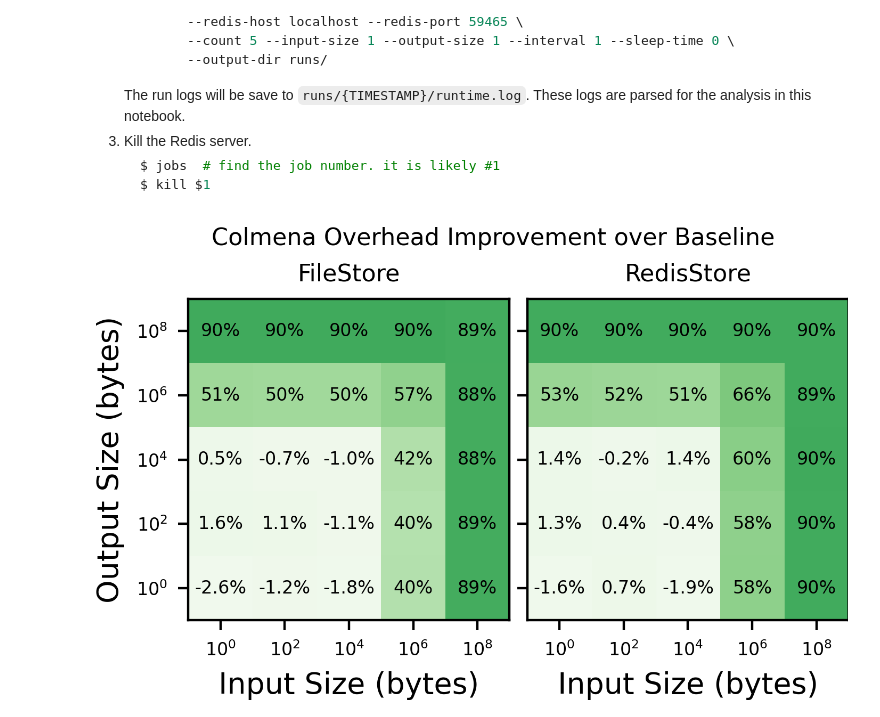
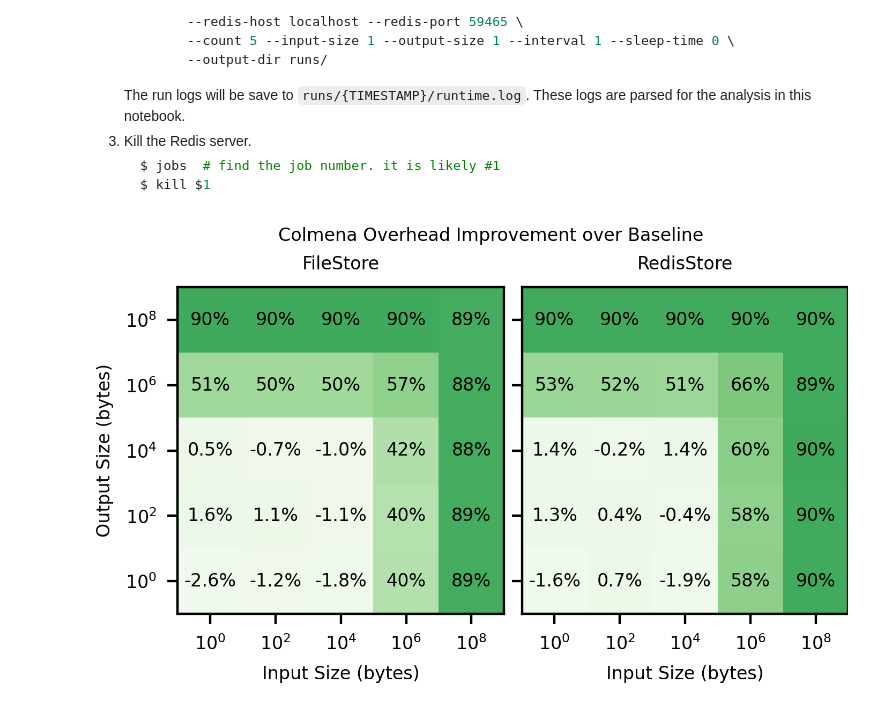
Before and after one commit to proxystore/sc23-evaluation, a Jupyter notebook: 2-proxystore-with-workflow-systems.ipynb, the cells around one changed output. Saved outputs shown, nothing was run; the diff lists cells and outputs as text; code cells hidden in the pictures.

```diff
--- a/2-proxystore-with-workflow-systems.ipynb
+++ b/2-proxystore-with-workflow-systems.ipynb
@@ -199,33 +199,34 @@ def matrixify(data: list[dict[str, float]]) -> list[list[float]]:
 fig, axs = plt.subplots(1, 2, sharey=True)
 
 labels = ['$10^0$', '$10^2$', '$10^4$', '$10^6$', '$10^8$']
 
 for change_data, ax in zip((filestore_changes, redisstore_changes), axs):
     xy = matrixify(change_data)
     caxes = ax.matshow(xy, cmap=matplotlib.cm.Greens, vmin=-0.1, vmax=1.5)
 
     for y, row in enumerate(xy):
         for x, val in enumerate(row):
             val = 100*val
             ax.text(x, y, f'{val:0.0f}%' if val >= 10 or val <= -10 else f'{val:0.1f}%', ha='center', va='center', fontsize=6)
 
     ax.xaxis.set_ticks_position('bottom')
     ax.set_xticks(range(5))
     ax.set_yticks(range(5))
     ax.set_xticklabels(labels)
     ax.set_yticklabels(reversed(labels))
 
 
 fig.suptitle('Colmena Overhead Improvement over Baseline', y=0.91)
 axs[0].set_title('FileStore')
 axs[1].set_title('RedisStore')
 axs[0].set_xlabel('Input Size (bytes)')
 axs[1].set_xlabel('Input Size (bytes)')
 axs[0].set_ylabel('Output Size (bytes)')
 
-fig.tight_layout(w_pad=0.75)
+# fig.tight_layout(w_pad=0.75)
+fig.tight_layout(h_pad=.5, w_pad=0.75)
 
-fig.set_size_inches(3.5, 2.5)
+fig.set_size_inches(3.5, 2.4)
 plt.savefig('figures/colmena-overheads.png', pad_inches=0.05)
 # %% [output]
-[figure, old version]
+[figure, new version]
```
Also changed, not shown: 10 other files.
